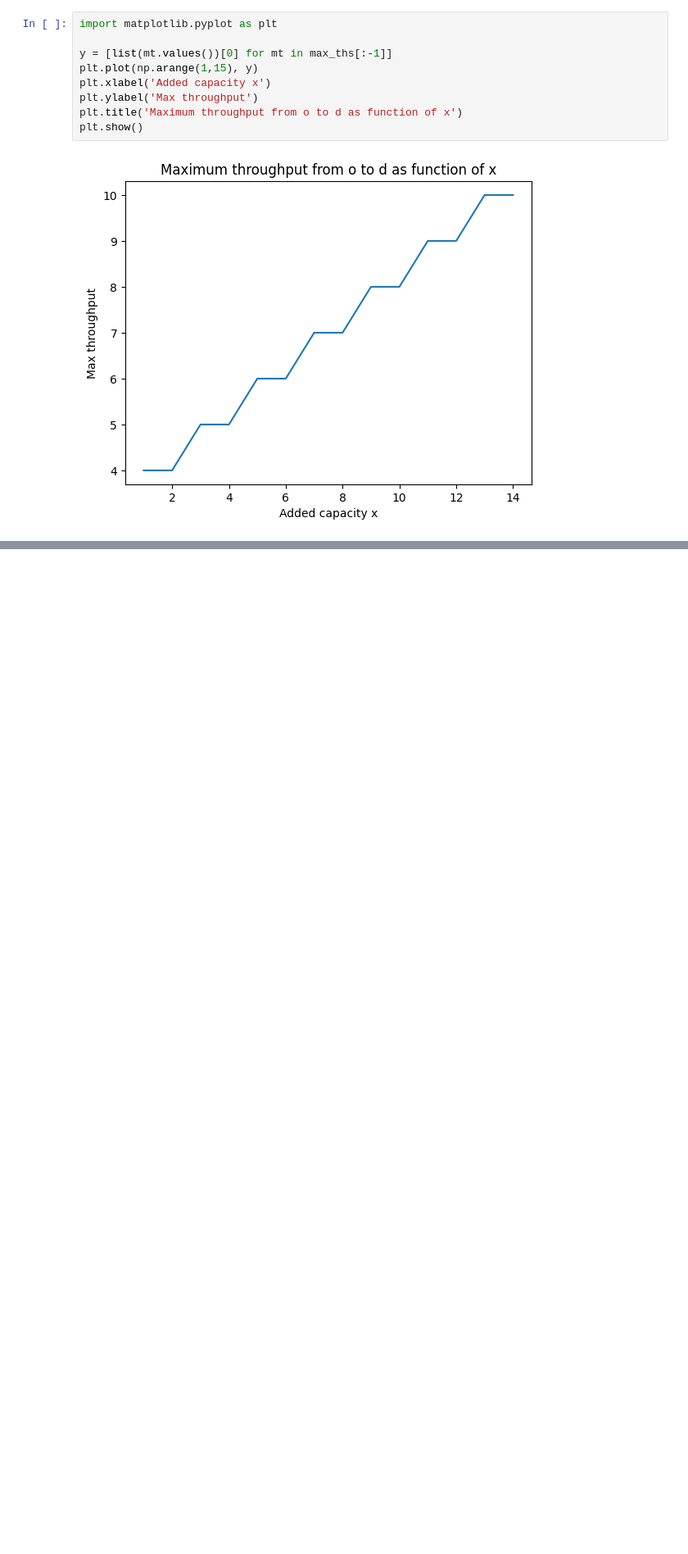
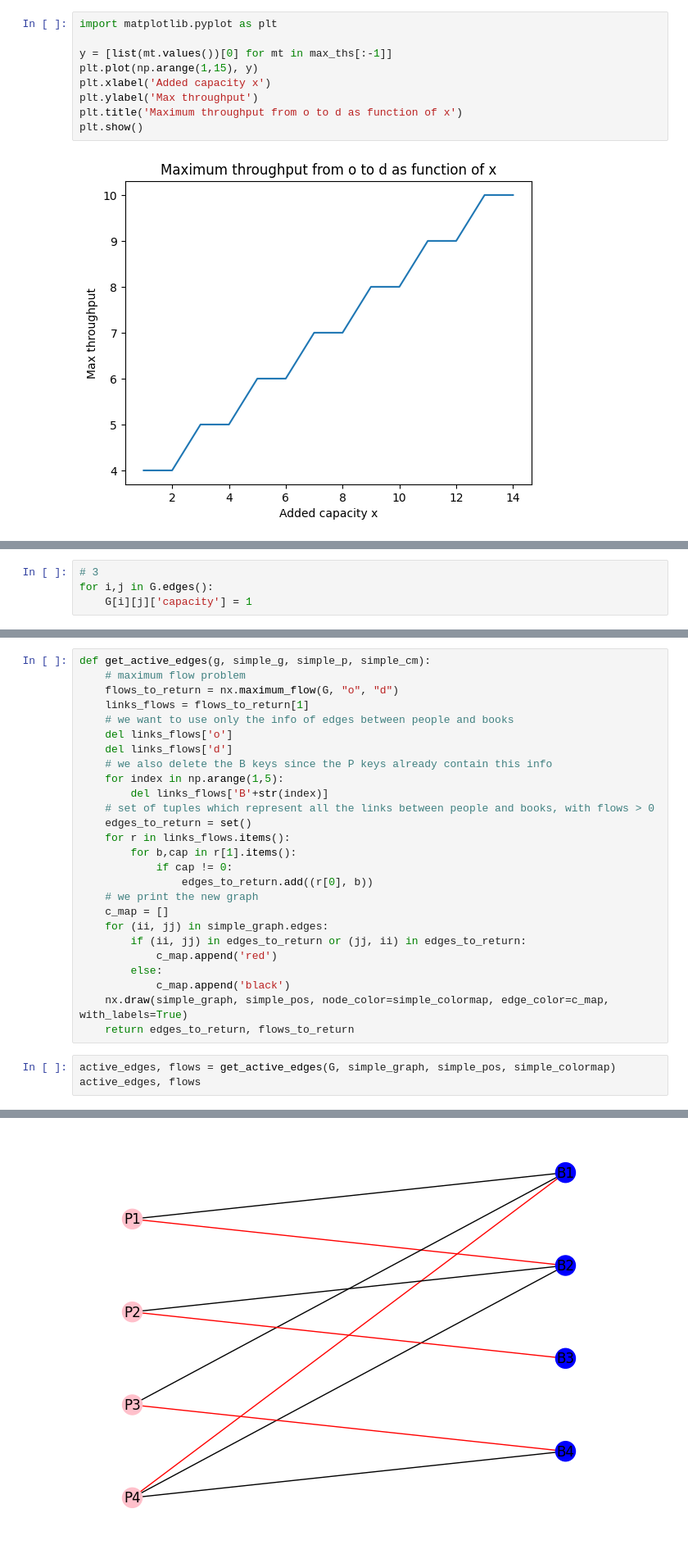
Before and after one commit to alecasel/Network-Dynamics-And-Learning, a Jupyter notebook: h1/Homework1.ipynb, the cells around one changed output, grey strips where cells are left out. Shown at 82% size. Saved outputs shown, nothing was run; the diff lists cells and outputs as text; blank space fills up the shorter version.

```diff
--- a/h1/Homework1.ipynb
+++ b/h1/Homework1.ipynb
@@ -188,0 +242,4 @@ plt.show()
+# %%
+# 3
+for i,j in G.edges():
+    G[i][j]['capacity'] = 1
@@ -188,0 +268,30 @@ plt.show()
+# %%
+def get_active_edges(g, simple_g, simple_p, simple_cm):
+    # maximum flow problem
+    flows_to_return = nx.maximum_flow(G, "o", "d")
+    links_flows = flows_to_return[1]
+    # we want to use only the info of edges between people and books
+    del links_flows['o']
+    del links_flows['d']
+    # we also delete the B keys since the P keys already contain this info
+    for index in np.arange(1,5):
+        del links_flows['B'+str(index)]
+    # set of tuples which represent all the links between people and books, with flows > 0
+    edges_to_return = set()
+    for r in links_flows.items():
+        for b,cap in r[1].items():
+            if cap != 0:
+                edges_to_return.add((r[0], b))
+    # we print the new graph
+    c_map = []
+    for (ii, jj) in simple_graph.edges:
+        if (ii, jj) in edges_to_return or (jj, ii) in edges_to_return:
+            c_map.append('red')
+        else:
+            c_map.append('black')
+    nx.draw(simple_graph, simple_pos, node_color=simple_colormap, edge_color=c_map, with_labels=True)
+    return edges_to_return, flows_to_return
+# %%
+active_edges, flows = get_active_edges(G, simple_graph, simple_pos, simple_colormap)
+active_edges, flows
+# %% [output]
@@ -188,0 +304 @@ plt.show()
+[figure, added]
```
Also changed, not shown: parts of 23 cells of this notebook.
